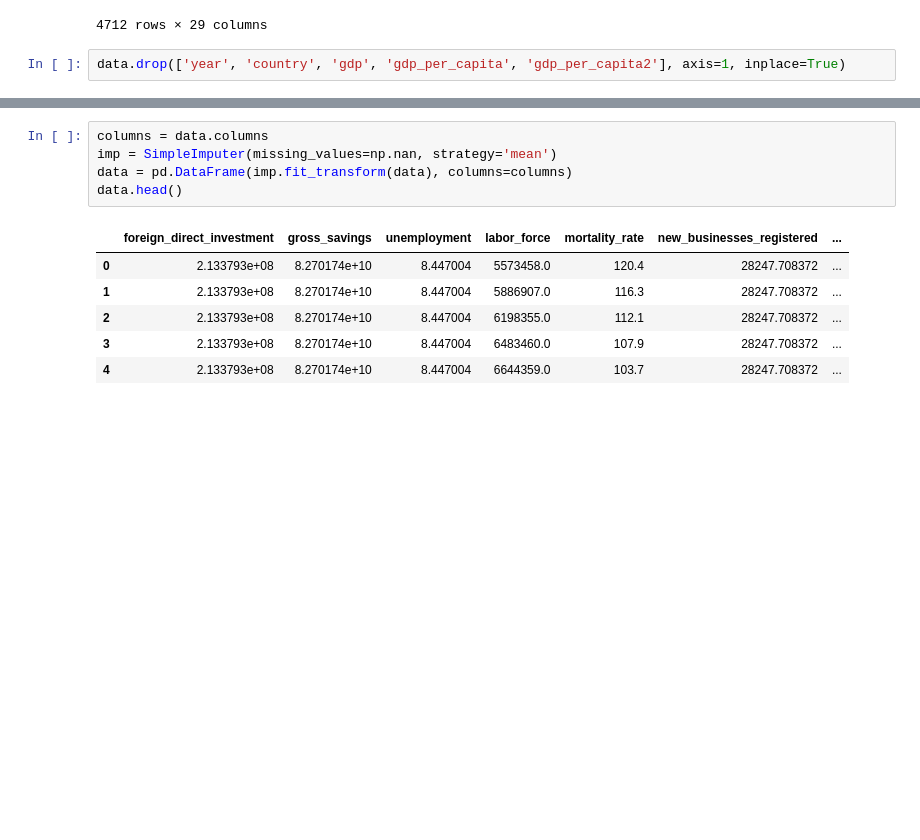
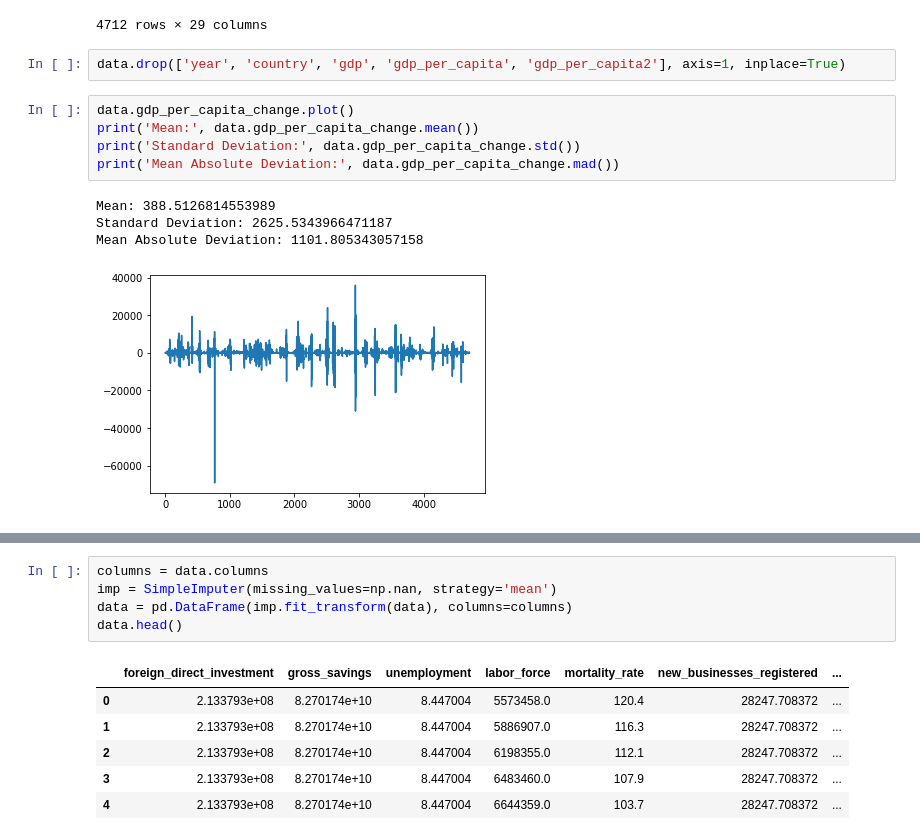
Before and after one commit to yashbg/EstimatingEconomicGrowth, a Jupyter notebook: code.ipynb, the cells around one changed output, grey strips where cells are left out. Saved outputs shown, nothing was run; the diff lists cells and outputs as text; blank space fills up the shorter version.

```diff
--- a/code.ipynb
+++ b/code.ipynb
@@ -110,3 +112,13 @@ data
 4712 rows × 29 columns
 # %%
 data.drop(['year', 'country', 'gdp', 'gdp_per_capita', 'gdp_per_capita2'], axis=1, inplace=True)
+# %%
+data.gdp_per_capita_change.plot()
+print('Mean:', data.gdp_per_capita_change.mean())
+print('Standard Deviation:', data.gdp_per_capita_change.std())
+print('Mean Absolute Deviation:', data.gdp_per_capita_change.mad())
+# %% [output]
+Mean: 388.5126814553989
+Standard Deviation: 2625.5343966471187
+Mean Absolute Deviation: 1101.805343057158
+[figure, added]
```
Also changed, not shown: parts of 5 cells of this notebook.
